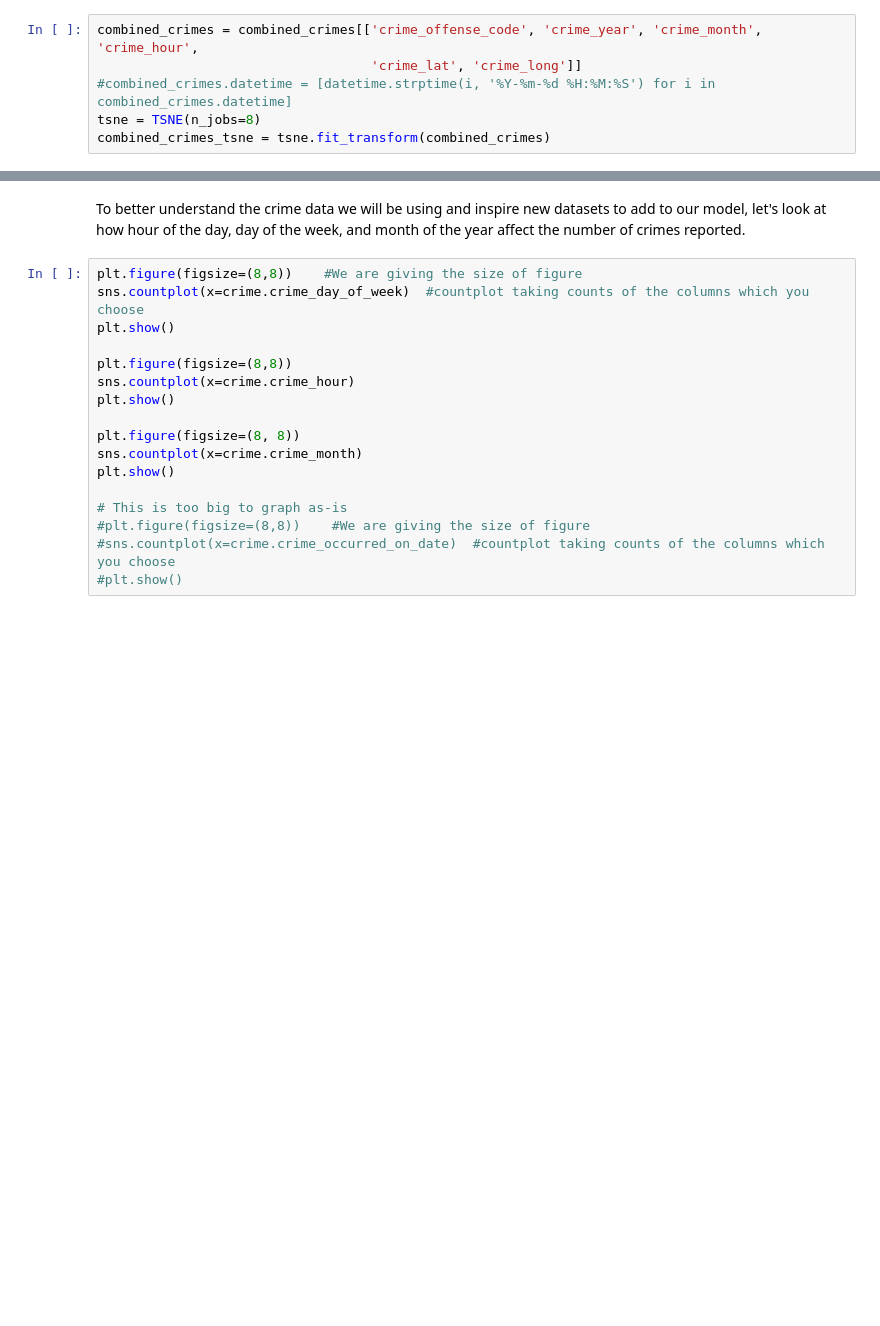
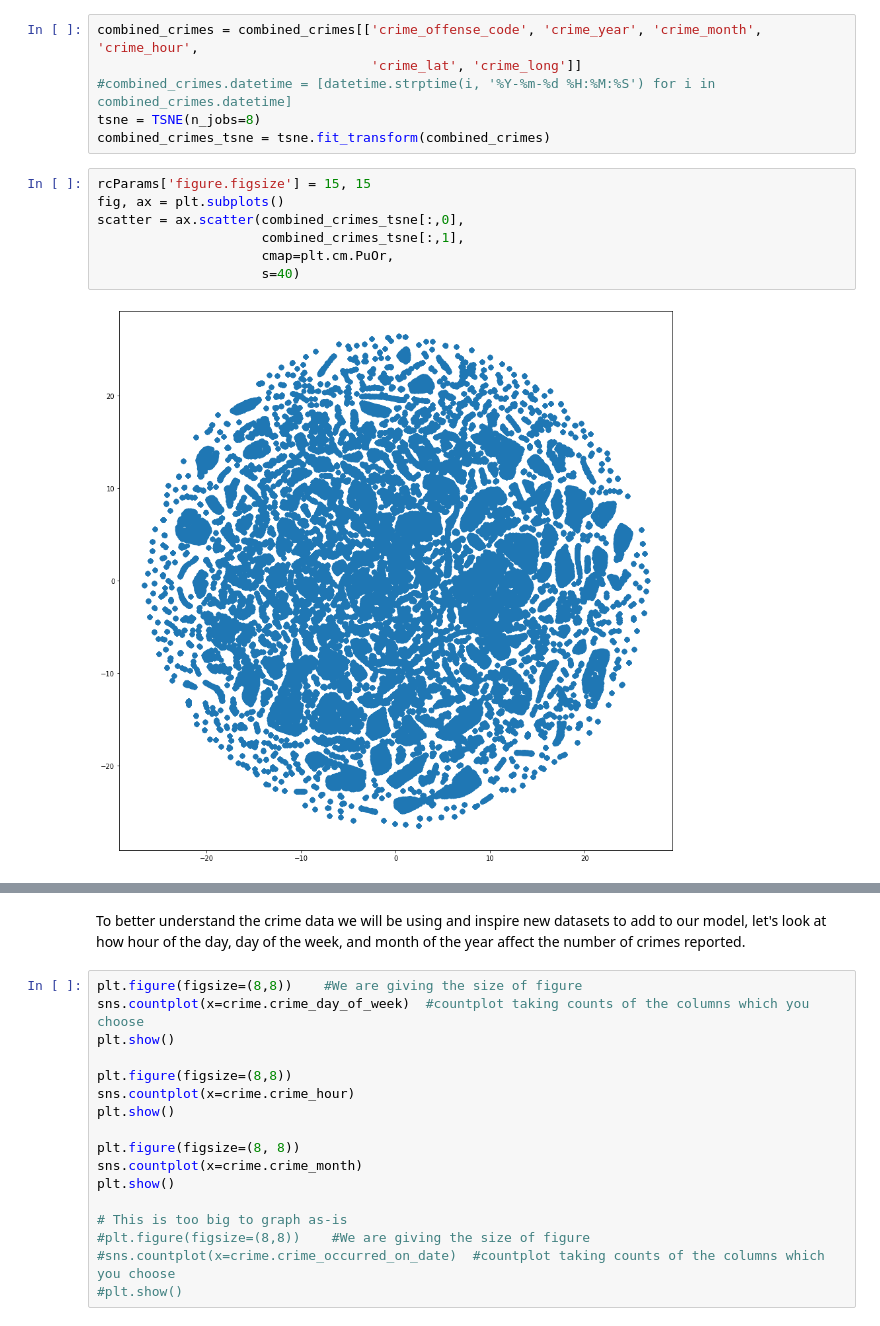
Before and after one commit to stephanGarland/sml-project-fall-2019, a Jupyter notebook: boston.ipynb, the cells around one changed output, grey strips where cells are left out. Drawn from its saved outputs; the diff is of its cells as text; blank space fills up the shorter version.

```diff
--- a/boston.ipynb
+++ b/boston.ipynb
@@ -268,3 +281,12 @@ combined_crimes = combined_crimes[['crime_offense_code', 'crime_year', 'crime_mo
 #combined_crimes.datetime = [datetime.strptime(i, '%Y-%m-%d %H:%M:%S') for i in combined_crimes.datetime]
 tsne = TSNE(n_jobs=8)
 combined_crimes_tsne = tsne.fit_transform(combined_crimes)
+# %%
+rcParams['figure.figsize'] = 15, 15
+fig, ax = plt.subplots()
+scatter = ax.scatter(combined_crimes_tsne[:,0],
+                     combined_crimes_tsne[:,1],
+                     cmap=plt.cm.PuOr,
+                     s=40)
+# %% [output]
+[figure, added]
```
Also changed, not shown: parts of 4 cells of this notebook, 5 other files.
